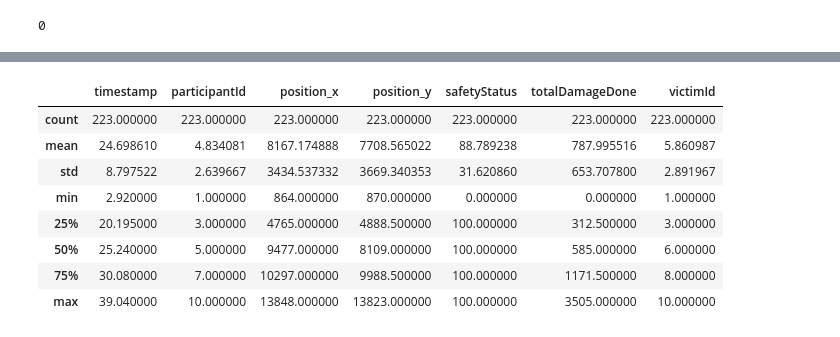
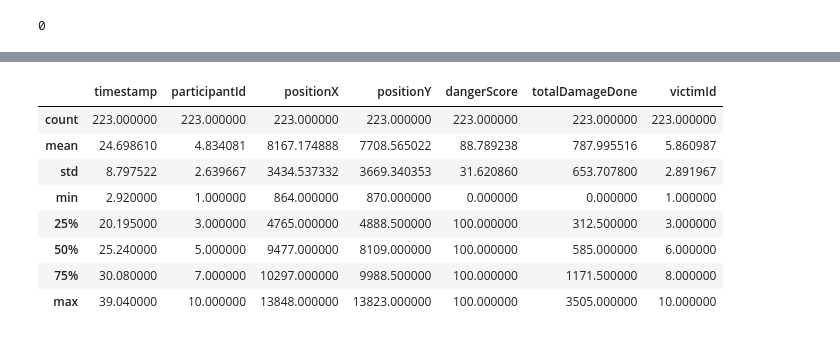
Before and after one commit to EmmsDK/DataProcessing, a Jupyter notebook: Map Interacting with TargetPuuid.ipynb, the cells around one changed output, grey strips where cells are left out. Saved outputs shown, nothing was run; the diff lists cells and outputs as text; code cells hidden in the pictures.

```diff
--- a/Map Interacting with TargetPuuid.ipynb
+++ b/Map Interacting with TargetPuuid.ipynb
@@ -2108,6 +2098,6 @@ Calling function: blueCase20
 Danger , threat = 100
 # %%
 file_path = '../DataProcessing/TestData/gameKillsAssists.csv'
-killsAssists_data_df = pd.read_csv(file_path)
-killsAssists_data_df.head(50)
+killsAssistsDataDf = pd.read_csv(file_path)
+killsAssistsDataDf.head(50)
 # %% [output]
@@ -2129,9 +2119,9 @@ killsAssists_data_df.head(50)
 | 48 | 18.10 | Kill | 3 | Veigar | 4053 | 9372 | 0 | ... |
 | 49 | 18.10 | Assist | 1 | Jax | 4053 | 9372 | 0 | ... |
 # %%
-killsAssists_data_df.describe()
+killsAssistsDataDf.describe()
 # %% [output]
-|  | timestamp | participantId | position_x | position_y | safetyStatus | totalDamageDone | victimId |
+|  | timestamp | participantId | positionX | positionY | dangerScore | totalDamageDone | victimId |
 | count | 223.000000 | 223.000000 | 223.000000 | 223.000000 | 223.000000 | 223.000000 | 223.000000 |
 | mean | 24.698610 | 4.834081 | 8167.174888 | 7708.565022 | 88.789238 | 787.995516 | 5.860987 |
 | std | 8.797522 | 2.639667 | 3434.537332 | 3669.340353 | 31.620860 | 653.707800 | 2.891967 |
```
Also changed, not shown: parts of 20 cells of this notebook, 4 other files.
